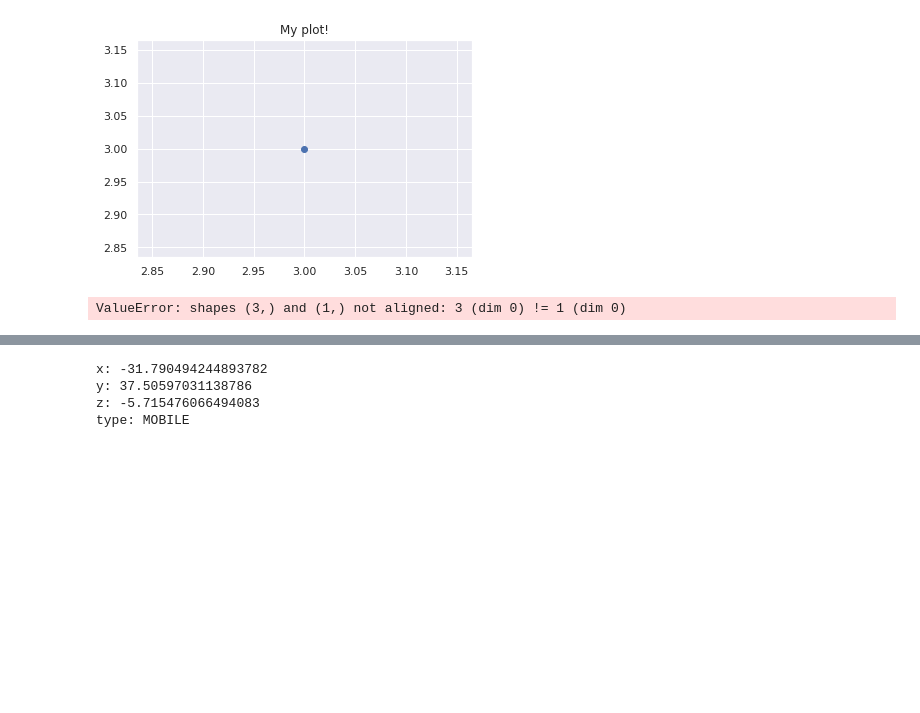
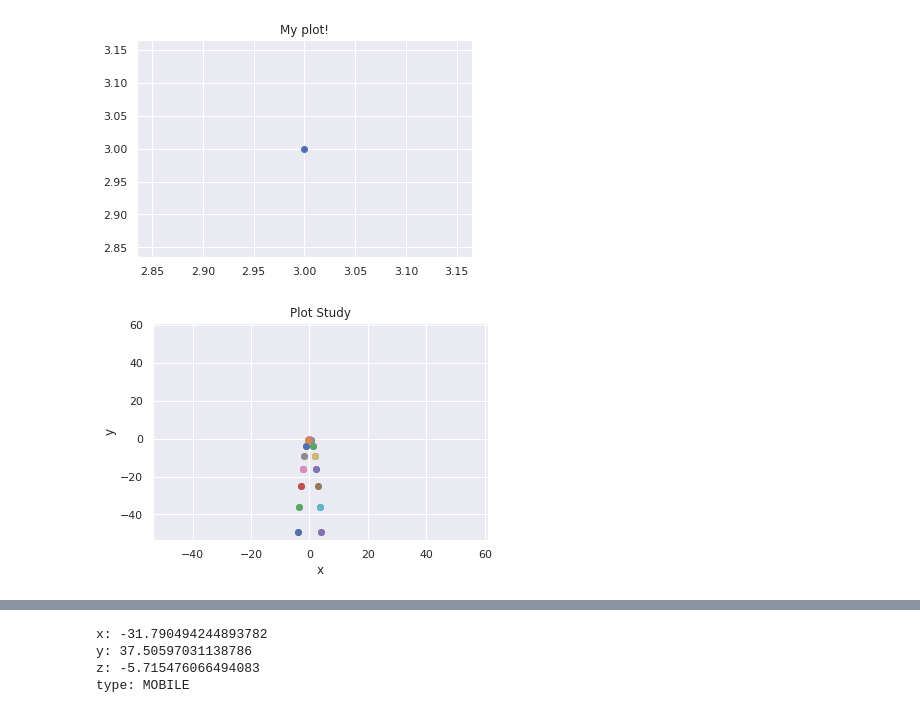
Before and after one commit to cemel-jhu/pd3_plot, a Jupyter notebook: 0_Intro.ipynb, the cells around one changed output, grey strips where cells are left out. Cells and saved outputs as stored; diff of their text form; code cells hidden in the pictures; blank space fills up the shorter version.

```diff
--- a/0_Intro.ipynb
+++ b/0_Intro.ipynb
@@ -244,6 +238,7 @@ plt.plot([x_component], [y_component], "o")
 import pd3
 from pd3.proto.study_pb2 import IMMOBILE
 import matplotlib.pyplot as plt
+import numpy as np
 
 def plot_study(study, x_axis=(1, 0, 0), y_axis=(0, 1, 0), timestep = 0):
     """! \brief Plots the dislocation system at the given timestep.
@@ -297,62 +292,50 @@ def plot_study(study, x_axis=(1, 0, 0), y_axis=(0, 1, 0), timestep = 0):
         # leading_2d_x = x_axis.dot(leading_3d)
         # ... the others
         # and then add those computations to an array: x_data.append(leading_2d_x)
-        leading_3d = np.array([leading]) # i just changed these into arrays, and now I am getting...
-        trailing_3d = np.array([trailing]) # ... a different error
+        leading_3d = np.array([leading.x, leading.y, leading.z])
+        trailing_3d = np.array([trailing.x, trailing.y, trailing.z])
 
         leading_2d_x = x_axis.dot(leading_3d)
         trailing_2d_x = x_axis.dot(trailing_3d)
 
         leading_2d_y = y_axis.dot(leading_3d)
         trailing_2d_y = y_axis.dot(trailing_3d)
 
-        y_data = np.array([])
-        x_data = np.array([])
+        x_data = np.array([leading_2d_x, trailing_2d_x])
+        y_data = np.array([leading_2d_y, trailing_2d_y])
 
-        x_data.append(leading_2d_x)
-        x_data.append(trailing_2d_x)
+        #x_data.insert(leading_2d_x)
+        #x_data.insert(trailing_2d_x)
 
-        y_data.append(leading_2d_y)
-        y_data.append(trailing_2d_y)
+        #y_data.insert(leading_2d_y)
+        #y_data.insert(trailing_2d_y)
 
 
         # Dylan: Cool! I see you're starting to plot.
         # Since you put this in the loop body, just a note, that this will be run for
         # _every_ edge. Which might not be something you want.
         plt.title("Plot Study")
         plt.xlim(leading.x, leading.y)
         plt.ylim(leading.x, leading.y)
         plt.xlabel("x")
         plt.ylabel("y")
-        #for x in np.nditer(infoX):
-            #for y in np.nditer(infoY):
-                #x_component = x
-               # x_component = infoX.dot(x)
-                #y_component = y
-                #y_component = infoY.dot(y)
-        x_component = leading_2d_x
-        y_component = leading_2d_y
-        plt.plot([x_component], [y_component], "o-")
-        #plt.plot([leading.x], [leading.y], "o-")
-
-        #print (infoX, infoY, infoZ)
-        #nodeX = np.array(vertices[edge.x])
-        #insert(nodeX, vertices[edge.x])
-        #nodeY = np.array(vertices[edge.y])
-        #insert(nodeY, vertices[edge.y])
-        #nodeZ = np.array(vertices[edge.z])
-        #insert(nodeZ, vertices[edge.z])
-        # leading.x, leading.y, leading.z
+        x_component = x_data
+        y_component = y_data
+        #x_component = leading_2d_x
+        #y_component = leading_2d_y
+        #x2 = trailing_2d_x
+        #y2 = trailing_2d_y
+        plt.plot([x_component], [y_component], 'o-')
 
 
 
 x = normalize(1,0,0)
 y = normalize(0,1,0)
 
 study = pd3.Study()
 start = study.create_node((-2,3,-1), IMMOBILE)
 
 # TODO: This should make a pretty similar graph to the standard quadratic graph above.
 plot_study(example, (1,1,0), (1,-1,0))
 # %% [output]
-ValueError: shapes (3,) and (1,) not aligned: 3 (dim 0) != 1 (dim 0)
+[figure, added]
```
Also changed, not shown: parts of 4 cells of this notebook.
